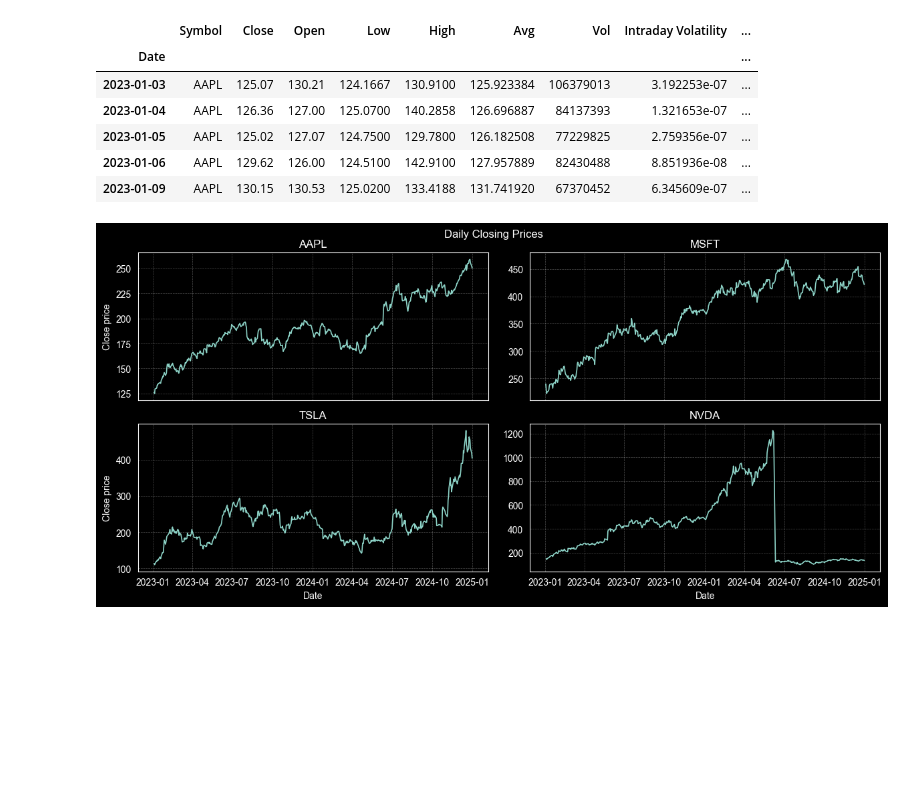
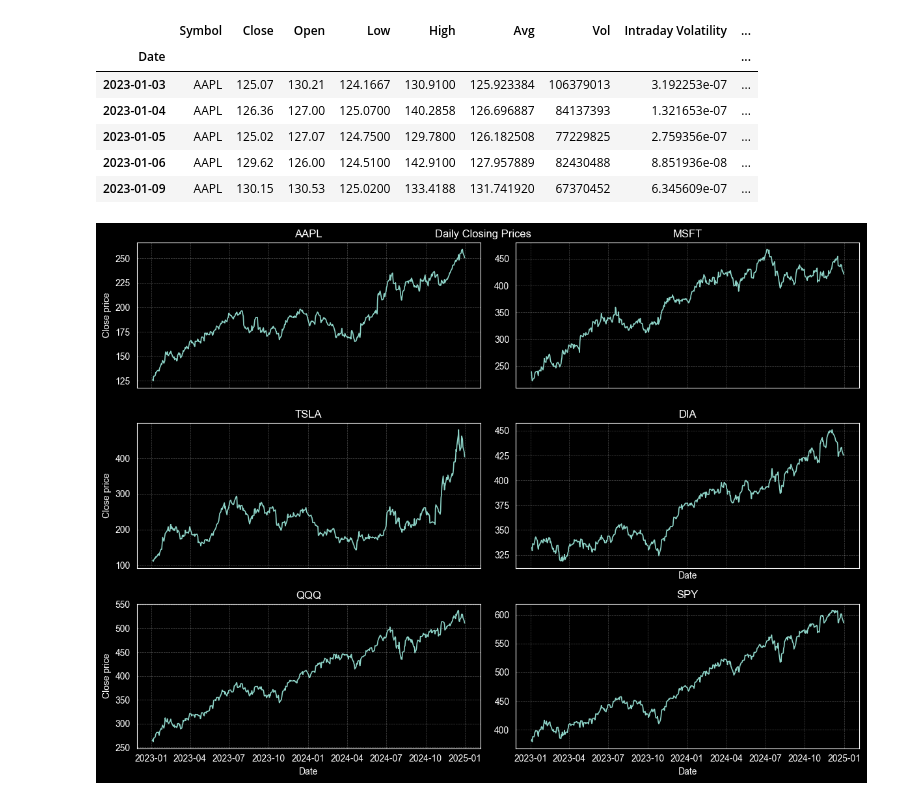
Before and after one commit to ryanliwendi/QuantSC-Project, a Jupyter notebook: Data Preprocessing & Visualization.ipynb, the cells around one changed output. Saved outputs shown, nothing was run; the diff lists cells and outputs as text; code cells hidden in the pictures; blank space fills up the shorter version.

Commit message:
Updated Dataset&Visualization

```diff
--- a/Data Preprocessing & Visualization.ipynb
+++ b/Data Preprocessing & Visualization.ipynb
@@ -45,27 +45,29 @@ dfs = {
     "AAPL": df[df["Symbol"] == "AAPL"],
     "MSFT": df[df["Symbol"] == "MSFT"],
     "TSLA": df[df["Symbol"] == "TSLA"],
-    "NVDA": df[df["Symbol"] == "NVDA"],
+    "DIA": df[df["Symbol"] == "DIA"],
+    "QQQ": df[df["Symbol"] == "QQQ"],
+    "SPY": df[df["Symbol"] == "SPY"]
 }
 # %%
 plt.style.use("dark_background")
-fig, axes = plt.subplots(2, 2, figsize=(12, 6), sharex=True, sharey=False)
+fig, axes = plt.subplots(3, 2, figsize=(12, 9), sharex=True, sharey=False)
 axes = axes.ravel()
 
 for k, (ticker, sub) in enumerate(dfs.items()):
     ax = axes[k]
     ax.plot(sub.index, sub["Close"], lw=1.2)
     ax.set_title(ticker)
     ax.grid(alpha=0.3, linestyle="--", linewidth=0.5)
 
     if k % 2 == 0:
         ax.set_ylabel("Close price")
-    if k >= 2:
+    if k >= 3:
         ax.set_xlabel("Date")
 
 fig.suptitle("Daily Closing Prices", y=0.95)
 fig.tight_layout()
 plt.show()
 # %% [output]
-[figure, old version]
+[figure, new version]
 # %%
```
Also changed, not shown: parts of 3 cells of this notebook, 1 other file.
